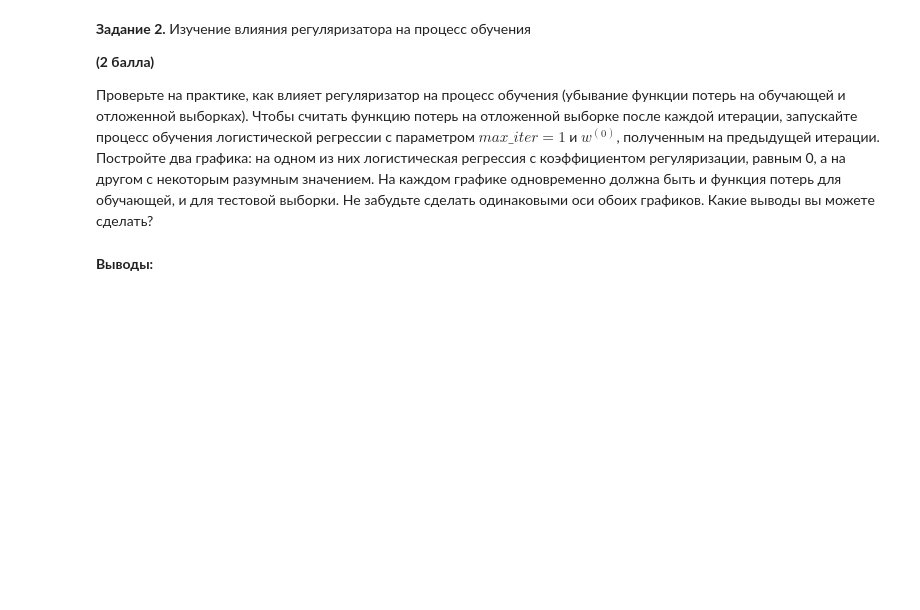
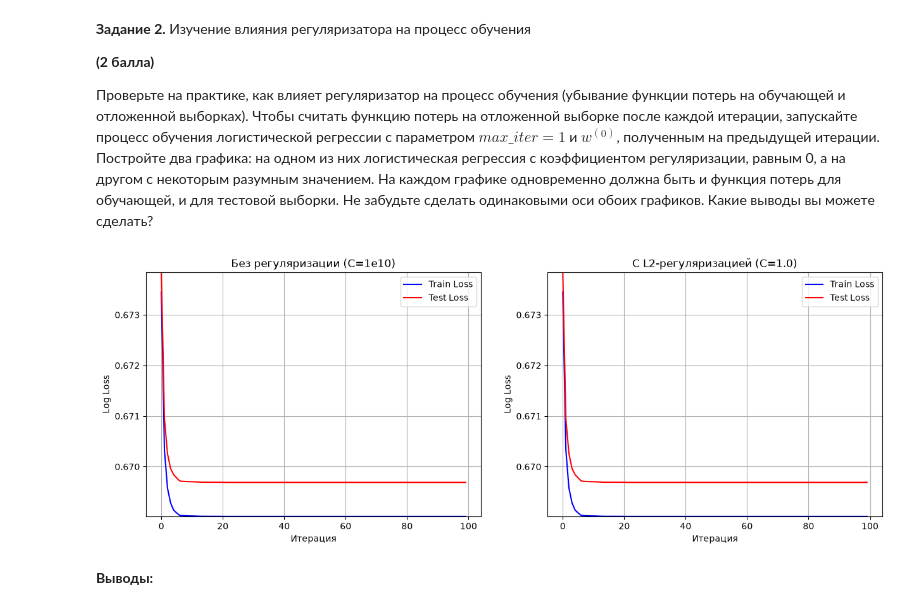
Before and after one commit to qwebetami/AESCML26, a Jupyter notebook: hw6/task_classification.ipynb, the cells around one changed output. Drawn from its saved outputs; the diff is of its cells as text; code cells hidden in the pictures; blank space fills up the shorter version.

```diff
--- a/hw6/task_classification.ipynb
+++ b/hw6/task_classification.ipynb
@@ -20,8 +20,3 @@ __Задание 1.__ Обучение логистической регресс
 **(2 балла)**
 # %% [markdown]
 Загрузим данные с конкурса [Kaggle Porto Seguro’s Safe Driver Prediction](https://www.kaggle.com/c/porto-seguro-safe-driver-prediction) (вам нужна только обучающая выборка). Задача состоит в определении водителей, которые в ближайший год воспользуются своей автомобильной страховкой (бинарная классификация). Но для нас важна будет не сама задача, а только её данные. При этом под нужды задания мы немного модифицируем датасет.
-# %%
-import pandas as pd
-data = pd.read_csv('train.csv', index_col=0)
-target = data.target.values
-data = data.drop('target', axis=1)
@@ -112,3 +148,58 @@ __(2 балла)__
+# %%
+import warnings
+import matplotlib.pyplot as plt
+from sklearn.linear_model import LogisticRegression
+from sklearn.metrics import log_loss
+
+warnings.filterwarnings('ignore')
+
+def compute_loss(model, X, y):
+    proba = model.predict_proba(X)[:, 1]
+    return log_loss(y, proba)
+
+def train_manual(X_tr, y_tr, X_te, y_te, C=1.0, n_iter=100):
+    losses_train = []
+    losses_test = []
+
+    model = LogisticRegression(C=C, solver='lbfgs', max_iter=1, warm_start=True, random_state=42)
+
+    for i in range(n_iter):
+        model.fit(X_tr, y_tr)
+        losses_train.append(compute_loss(model, X_tr, y_tr))
+        losses_test.append(compute_loss(model, X_te, y_te))
+
+    return losses_train, losses_test
+
+loss_tr_reg, loss_te_reg = train_manual(X_train_scaled, y_train, X_test_scaled, y_test, C=1.0, n_iter=100)
+loss_tr_noreg, loss_te_noreg = train_manual(X_train_scaled, y_train, X_test_scaled, y_test, C=1e10, n_iter=100)
+
+fig, axes = plt.subplots(1, 2, figsize=(15, 5))
+
+axes[0].plot(loss_tr_noreg, label='Train Loss', color='blue')
+axes[0].plot(loss_te_noreg, label='Test Loss', color='red')
+axes[0].set_title('Без регуляризации (C=1e10)')
+axes[0].set_xlabel('Итерация')
+axes[0].set_ylabel('Log Loss')
+axes[0].legend()
+axes[0].grid(True)
+
+axes[1].plot(loss_tr_reg, label='Train Loss', color='blue')
+axes[1].plot(loss_te_reg, label='Test Loss', color='red')
+axes[1].set_title('С L2-регуляризацией (C=1.0)')
+axes[1].set_xlabel('Итерация')
+axes[1].set_ylabel('Log Loss')
+axes[1].legend()
+axes[1].grid(True)
+all_losses = loss_tr_noreg + loss_te_noreg + loss_tr_reg + loss_te_reg
+y_min = min(all_losses)
+y_max = max(all_losses)
+
+axes[0].set_ylim(y_min, y_max)
+axes[1].set_ylim(y_min, y_max)
+
+plt.show()
+# %% [output]
+[figure, added]
 # %% [markdown]
 __Выводы:__
 # %% [markdown]
```
Also changed, not shown: parts of 9 cells of this notebook, 1 other file.
